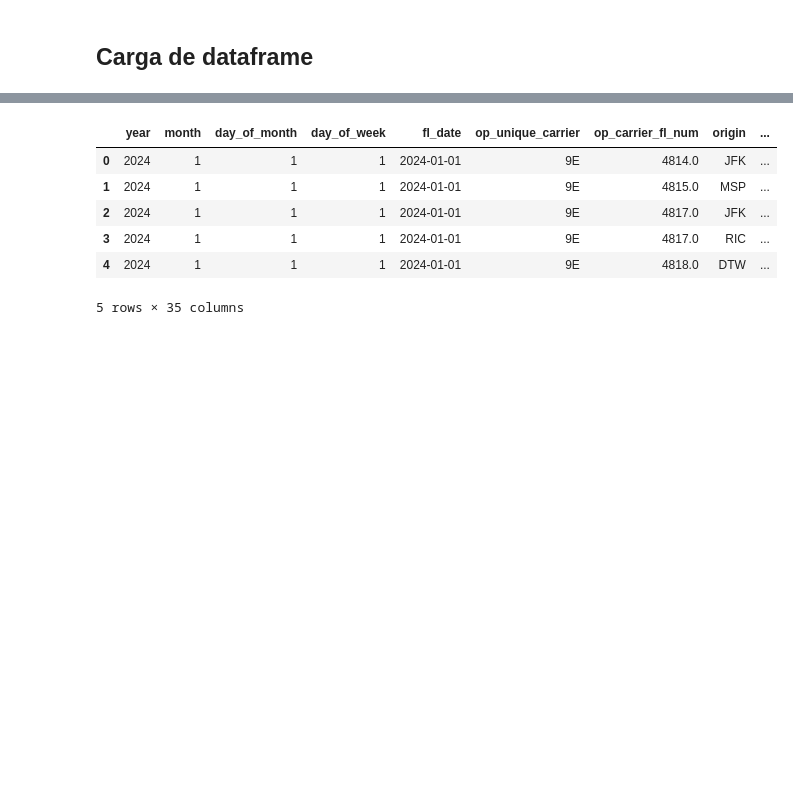
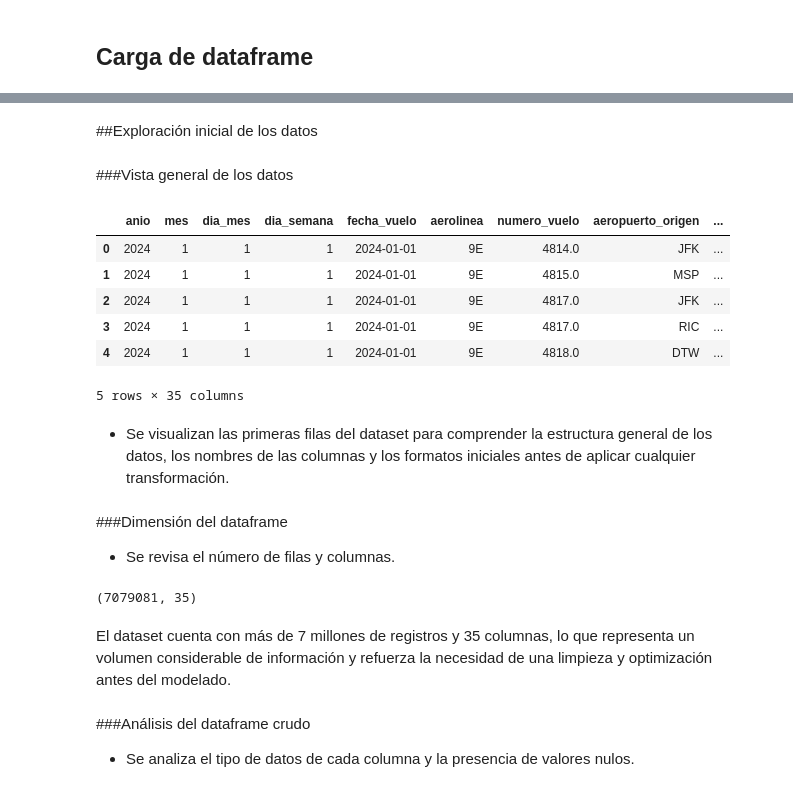
Before and after one commit to d4nye1/flight_on_time_mvp_H12-25-L-Equipo33, a Jupyter notebook: data-science/DataScience.ipynb, the cells around one changed output, grey strips where cells are left out. Cells and saved outputs as stored; diff of their text form; code cells hidden in the pictures; blank space fills up the shorter version.

Commit message:
actualización

```diff
--- a/data-science/DataScience.ipynb
+++ b/data-science/DataScience.ipynb
@@ -55,0 +69,2 @@ dataframe.head()
+# %%
+df = dataframe.copy()
@@ -55,0 +77,38 @@ dataframe.head()
+# %%
+df.rename(columns={
+    'year': 'anio',
+    'month': 'mes',
+    'day_of_month': 'dia_mes',
+    'day_of_week': 'dia_semana',
+    'fl_date': 'fecha_vuelo',
+    'op_unique_carrier': 'aerolinea',
+    'op_carrier_fl_num': 'numero_vuelo',
+    'origin': 'aeropuerto_origen',
+    'origin_city_name': 'ciudad_origen',
+    'origin_state_nm': 'estado_origen',
+    'dest': 'aeropuerto_destino',
+    'dest_city_name': 'ciudad_destino',
+    'dest_state_nm': 'estado_destino',
+    'crs_dep_time': 'hora_salida_programada',
+    'dep_time': 'hora_salida_real',
+    'dep_delay': 'retraso_salida',
+    'taxi_out': 'taxi_salida',
+    'wheels_off': 'despegue',
+    'wheels_on': 'aterrizaje',
+    'taxi_in': 'taxi_llegada',
+    'crs_arr_time': 'hora_llegada_programada',
+    'arr_time': 'hora_llegada_real',
+    'arr_delay': 'retraso_llegada',
+    'cancelled': 'cancelado',
+    'cancellation_code': 'codigo_cancelacion',
+    'diverted': 'desviado',
+    'crs_elapsed_time': 'tiempo_programado',
+    'actual_elapsed_time': 'tiempo_real',
+    'air_time': 'tiempo_en_aire',
+    'distance': 'distancia_millas',
+    'carrier_delay': 'retraso_aerolinea',
+    'weather_delay': 'retraso_clima',
+    'nas_delay': 'retraso_trafico_aereo',
+    'security_delay': 'retraso_seguridad',
+    'late_aircraft_delay': 'retraso_aeronave_previa'
+}, inplace=True)
@@ -56,10 +158,35 @@ dataframe.head()
+# %% [markdown]
+##Exploración inicial de los datos
+# %% [markdown]
+###Vista general de los datos
 # %%
-dataframe.head()
+df.head()
 # %% [output]
-|  | year | month | day_of_month | day_of_week | fl_date | op_unique_carrier | op_carrier_fl_num | origin | ... |
+|  | anio | mes | dia_mes | dia_semana | fecha_vuelo | aerolinea | numero_vuelo | aeropuerto_origen | ... |
 | 0 | 2024 | 1 | 1 | 1 | 2024-01-01 | 9E | 4814.0 | JFK | ... |
 | 1 | 2024 | 1 | 1 | 1 | 2024-01-01 | 9E | 4815.0 | MSP | ... |
 | 2 | 2024 | 1 | 1 | 1 | 2024-01-01 | 9E | 4817.0 | JFK | ... |
 | 3 | 2024 | 1 | 1 | 1 | 2024-01-01 | 9E | 4817.0 | RIC | ... |
 | 4 | 2024 | 1 | 1 | 1 | 2024-01-01 | 9E | 4818.0 | DTW | ... |
 5 rows × 35 columns
+# %% [markdown]
+
+
+*   Se visualizan las primeras filas del dataset para comprender la estructura general de los datos, los nombres de las columnas y los formatos iniciales antes de aplicar cualquier transformación.
+# %% [markdown]
+###Dimensión del dataframe
+
+
+*   Se revisa el número de filas y columnas.
+# %%
+df.shape
+# %% [output]
+(7079081, 35)
+# %% [markdown]
+El dataset cuenta con más de 7 millones de registros y 35 columnas, lo que representa un volumen considerable de información y refuerza la necesidad de una limpieza y optimización antes del modelado.
+# %% [markdown]
+###Análisis del dataframe crudo
+
+
+
+*   Se analiza el tipo de datos de cada columna y la presencia de valores nulos.
```
Also changed, not shown: parts of 73 cells of this notebook.
